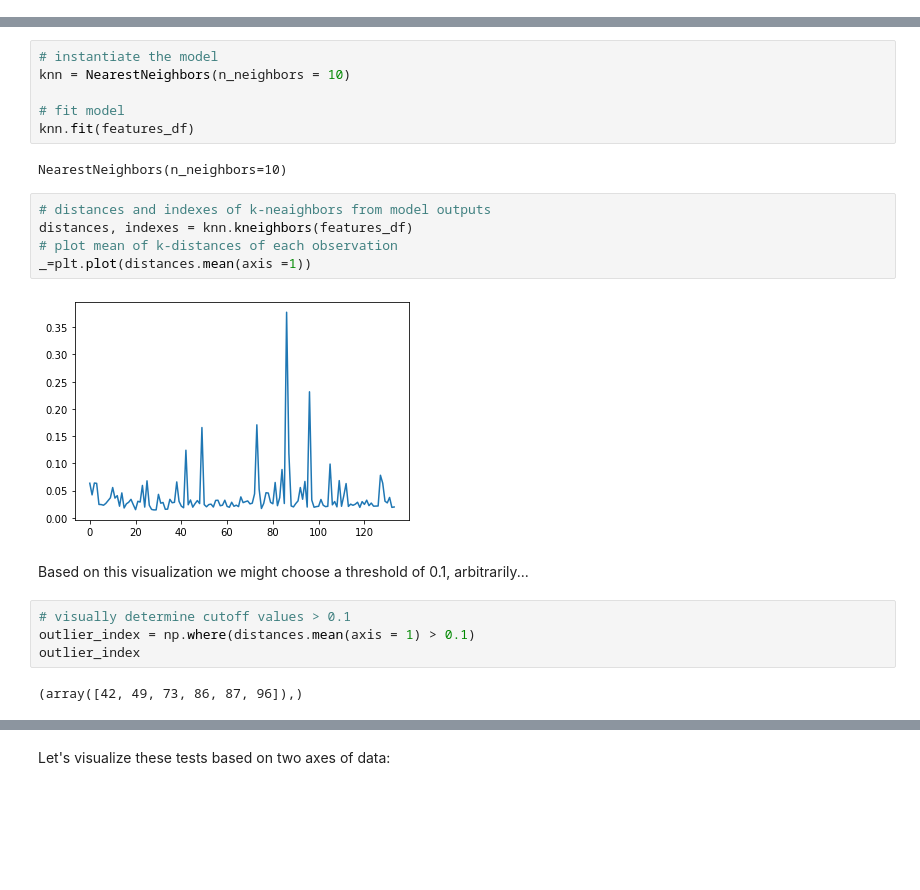
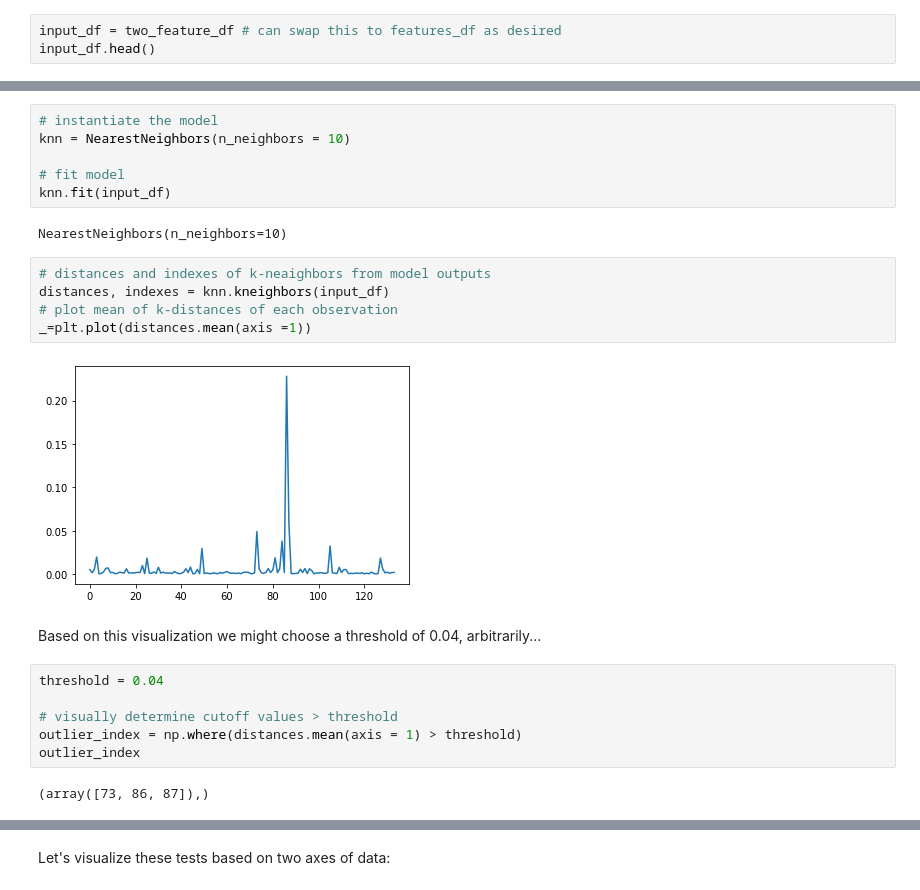
Before and after one commit to Voltaiq/vce_Anomaly-Detection-Tutorial_53f7a033, a Jupyter notebook: Anomaly_Detection_Tutorial.ipynb, the cells around one changed output, grey strips where cells are left out. Cells and saved outputs as stored; diff of their text form; blank space fills up the shorter version.

Commit message:
update input dataframe for training ML versions

```diff
--- a/Anomaly_Detection_Tutorial.ipynb
+++ b/Anomaly_Detection_Tutorial.ipynb
@@ -388,0 +392,3 @@ Lastly, we will not discuss anomaly detection as it relates to time-series data.
+# %%
+input_df = two_feature_df # can swap this to features_df as desired
+input_df.head()
@@ -405,23 +418,25 @@ from sklearn.neighbors import NearestNeighbors
 knn = NearestNeighbors(n_neighbors = 10)
 
 # fit model
-knn.fit(features_df)
+knn.fit(input_df)
 # %% [output]
 NearestNeighbors(n_neighbors=10)
 # %%
 # distances and indexes of k-neaighbors from model outputs
-distances, indexes = knn.kneighbors(features_df)
+distances, indexes = knn.kneighbors(input_df)
 # plot mean of k-distances of each observation
 _=plt.plot(distances.mean(axis =1))
 # %% [output]
-[figure, old version]
+[figure, new version]
 # %% [markdown]
-Based on this visualization we might choose a threshold of 0.1, arbitrarily...
+Based on this visualization we might choose a threshold of 0.04, arbitrarily...
 # %%
-# visually determine cutoff values > 0.1
-outlier_index = np.where(distances.mean(axis = 1) > 0.1)
+threshold = 0.04
+
+# visually determine cutoff values > threshold
+outlier_index = np.where(distances.mean(axis = 1) > threshold)
 outlier_index
 # %% [output]
-(array([42, 49, 73, 86, 87, 96]),)
+(array([73, 86, 87]),)
 # %%
 # now we can pull those indices from our feature dataframe
```
Also changed, not shown: parts of 30 cells of this notebook.
